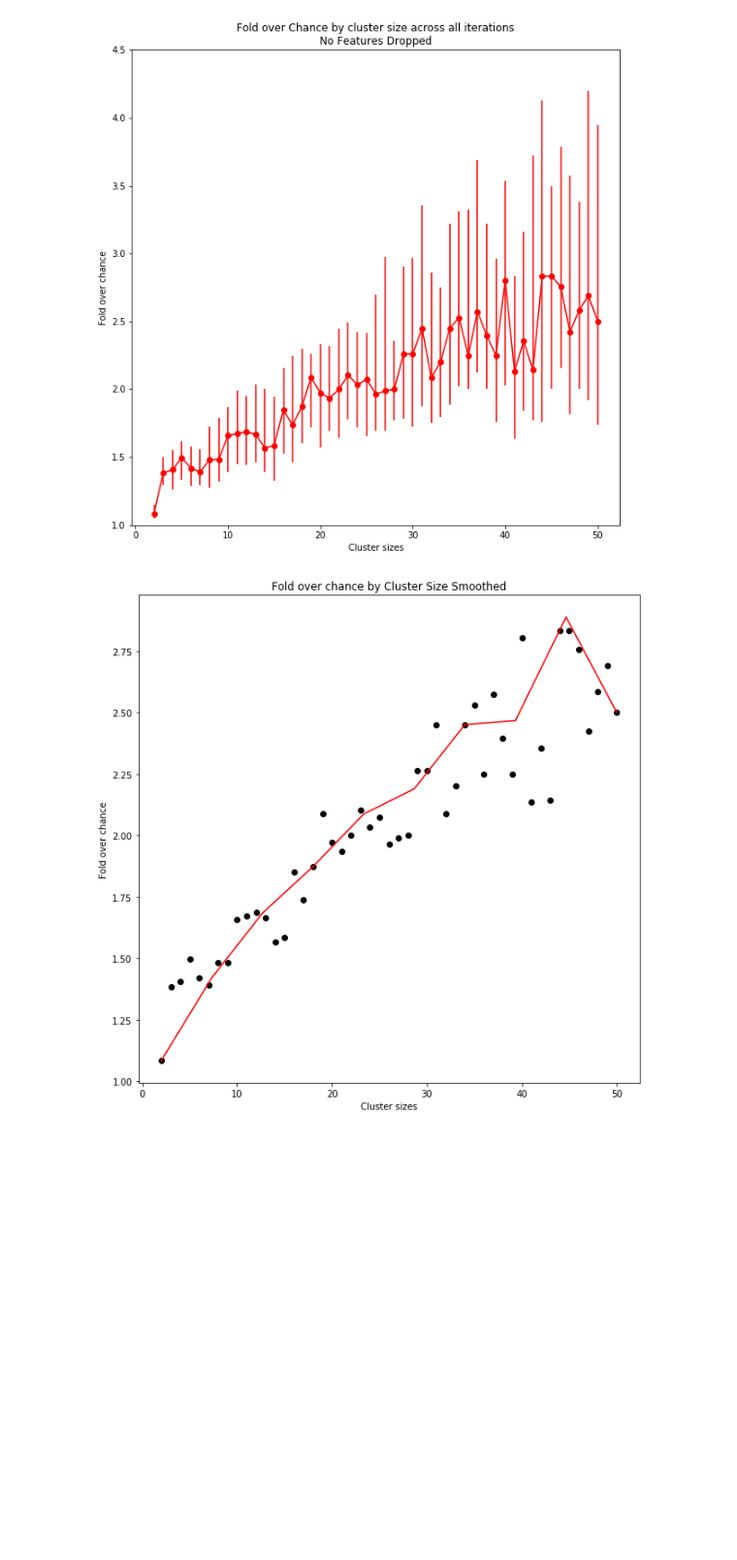
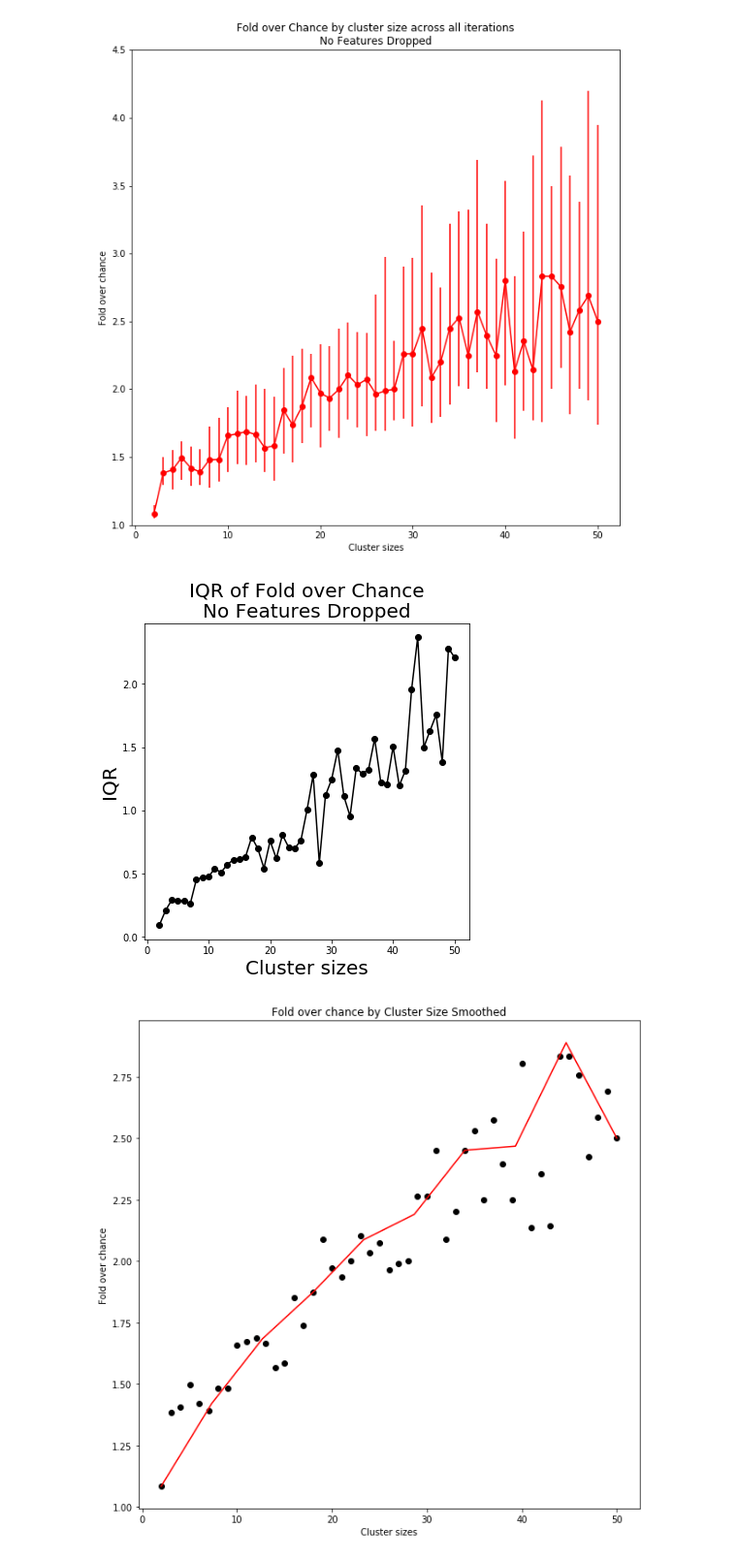
Before and after one commit to BouchardLab/ML_4_prec_prognosis, a Jupyter notebook: notebooks/no_transform_plots.ipynb, the cells around one changed output. Shown at 97% size. Cells and saved outputs as stored; diff of their text form; code cells hidden in the pictures; blank space fills up the shorter version.

```diff
--- a/notebooks/no_transform_plots.ipynb
+++ b/notebooks/no_transform_plots.ipynb
@@ -164,6 +161,53 @@ for ii,p in enumerate([percent[0]]):
 plt.savefig('/Users/ahyeon/Desktop/activ misc/no_transform_foc_error_bars.pdf')
 # %% [output]
 [figure]
+# %%
+# IQR vs clusters
+
+percent = [0,10,20,30,40,50,60,70,80,90]
+
+for ii,p in enumerate([percent[0]]):
+    path = '/Users/ahyeon/Desktop/activ/results/no_transform/bm_drop_{}_result.h5'.format(p)
+    f = h5py.File(path, 'r')
+    predictions = np.squeeze(f['score'][:], axis=1)
+    norm_predictions = np.squeeze(f['norm_score'][:], axis=1)
+    cluster_sizes = f['cluster_sizes'][:]
+    labels = np.squeeze(f['clusters'][:], axis=1)
+    fold_over_chance = np.zeros((len(cluster_sizes), 50))
+    raw_acc = np.zeros((len(cluster_sizes), 50))
+    normalized_acc = np.zeros((len(cluster_sizes), 50))
+    for jj,c in enumerate(cluster_sizes):
+        all50mat = conf_alliter(c, predictions, labels)
+        norm_all50mat = conf_alliter(c, norm_predictions, labels)
+        acc = [accuracy(i) for i in all50mat]
+        norm_acc = [accuracy(i) for i in norm_all50mat]
+        foc = [float(x/y) for x, y in zip(acc, norm_acc)]
+        fold_over_chance[jj,:] = foc
+        raw_acc[jj,:] = acc
+        normalized_acc[jj,:] = norm_acc
+
+
+    plt.rcParams["figure.figsize"] = [6,6]
+    cmap = plt.get_cmap("tab10")
+    lower = np.asarray([np.percentile(fold_over_chance[i,:], 25) for i in range(49)])
+    upper = np.asarray([np.percentile(fold_over_chance[i,:], 75) for i in range(49)])
+    med = np.median(fold_over_chance, axis=1)
+    raw_med = np.median(raw_acc, axis=1)
+    raw_lower = [np.percentile(raw_acc[i,:], 25) for i in range(49)]
+    raw_upper = [np.percentile(raw_acc[i,:], 75) for i in range(49)]
+    norm_med = np.median(normalized_acc, axis=1)
+    norm_lower = [np.percentile(normalized_acc[i,:], 25) for i in range(49)]
+    norm_upper = [np.percentile(normalized_acc[i,:], 75) for i in range(49)]
+    yerr = upper-lower
+
+    plt.plot(cluster_sizes, yerr, '-o', color='black')
+    plt.title("IQR of Fold over Chance\nNo Features Dropped", fontsize=20)
+    plt.xlabel("Cluster sizes", fontsize=20)
+    plt.ylabel("IQR", fontsize=20)
+
+plt.savefig('/Users/ahyeon/Desktop/activ misc/IQR_vs_clusters.pdf')
+# %% [output]
+[figure, added]
 # %%
 # all outcomes and biomarkers
 
```
Also changed, not shown: parts of 1 cell of this notebook, 5 other files.
